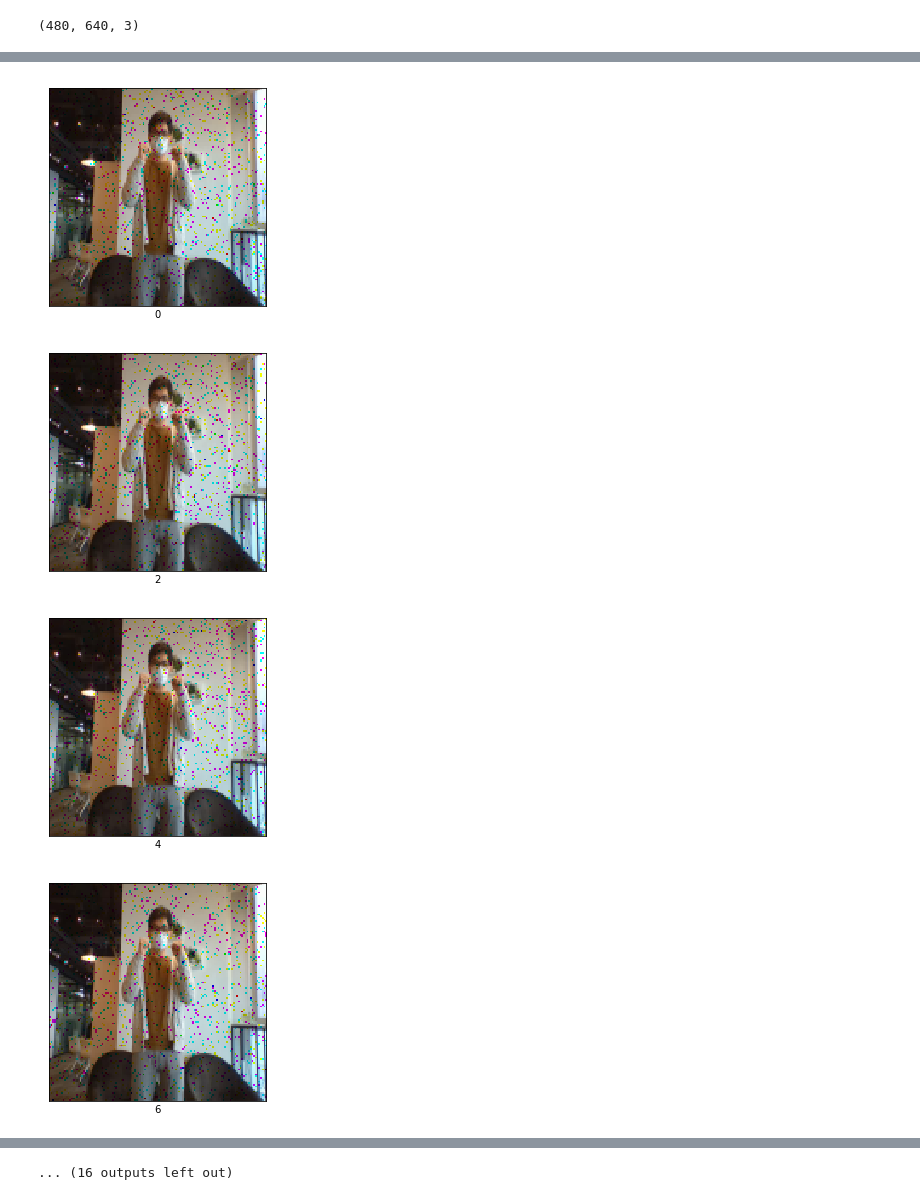
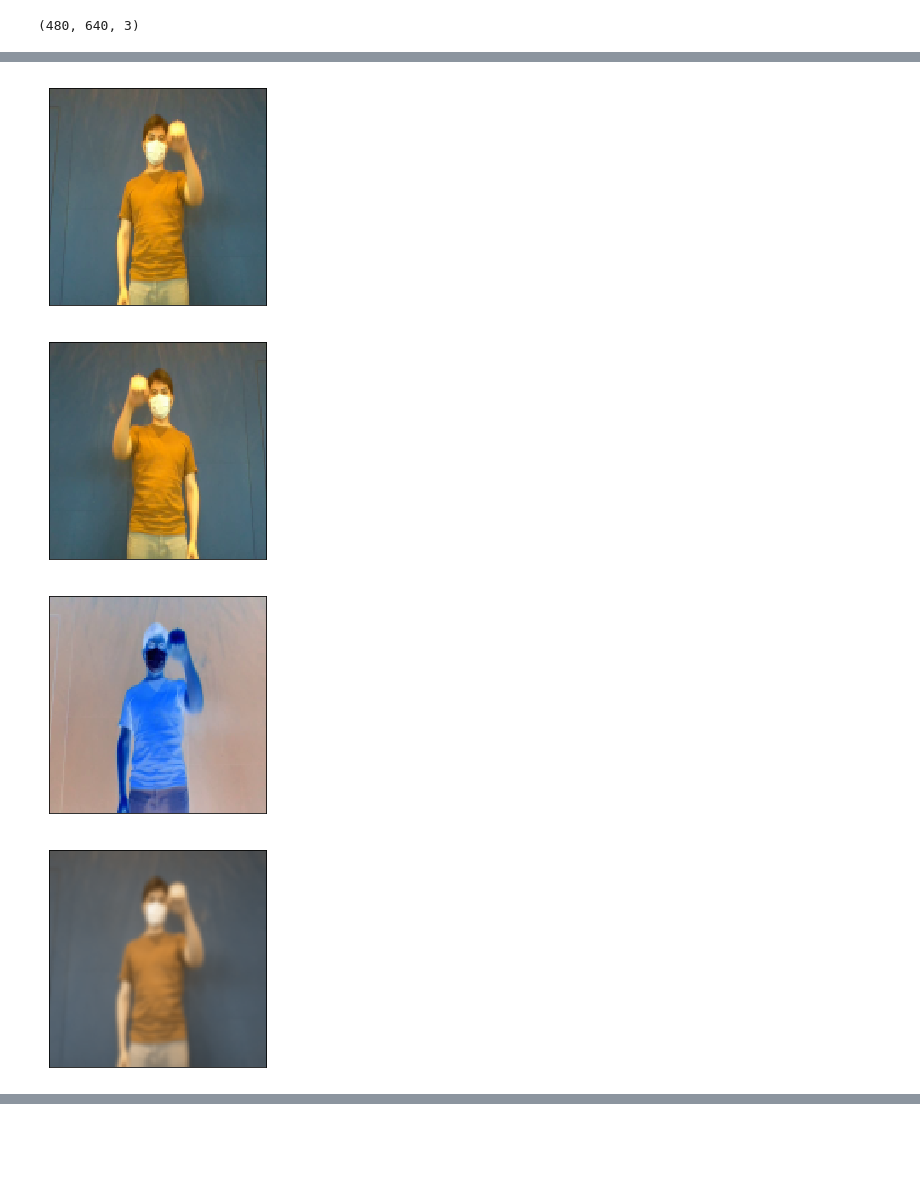
Before and after one commit to DuckFarren/beatboxing-3dcnn-lstm, a Jupyter notebook: vidaug.ipynb, the cells around one changed output, grey strips where cells are left out. Saved outputs shown, nothing was run; the diff lists cells and outputs as text; code cells hidden in the pictures; blank space fills up the shorter version.

```diff
--- a/vidaug.ipynb
+++ b/vidaug.ipynb
@@ -10,7 +10,7 @@ import matplotlib.pyplot as plt
 cwd = os.getcwd()
 path = os.path.join(cwd,'datasets')
 jap = os.path.join(path,'jap')
-vid1 = os.listdir(jap)[0]
+vid1 = os.listdir(jap)[30]
 
 
 vid1
@@ -101,5 +183,5 @@ seq = va.Sequential([
 # %%
-video_flip = flip(jap1)
+video_flip = hflip(jap1)
 video_inv = inv_color(jap1)
 video_add = add(jap1)
 video_affine = affine(jap1)
@@ -123,3 +205,6 @@ print(crop_test.shape)
 vid[0].shape
 # %% [output]
 (480, 640, 3)
+# %%
+# [hflip,inv_color,blur,translate,salt]
+showcase = [jap1,video_flip,video_inv,video_blur,video_tranform,video_salt]
@@ -126,12 +254,11 @@ vid[0].shape
 # %%
-vid = video_pepper
-for i in range(0,len(vid),2):
-    plt.imshow(vid[i])
+for k in showcase:
+    plt.imshow(k[45])
     plt.xticks([]), plt.yticks([])  # to hide tick values on X and Y axis
-    plt.xlabel(i)
+#     plt.xlabel(i)
     plt.show()
 # %% [output]
-[figure, old version]
+[figure, new version]
-[figure, old version]
+[figure, new version]
-[figure, old version]
+[figure, new version]
-[figure, old version]
+[figure, new version]
@@ -146,4 +267,3 @@ for i in range(0,len(vid),2):
-... (16 outputs left out)
 # %%
 # save augmentad frames as gif
 video_aug[0].save("out.gif", save_all=True, append_images=video_aug[1:], duration=100, loop=0)
```
Also changed, not shown: parts of 18 cells of this notebook.
